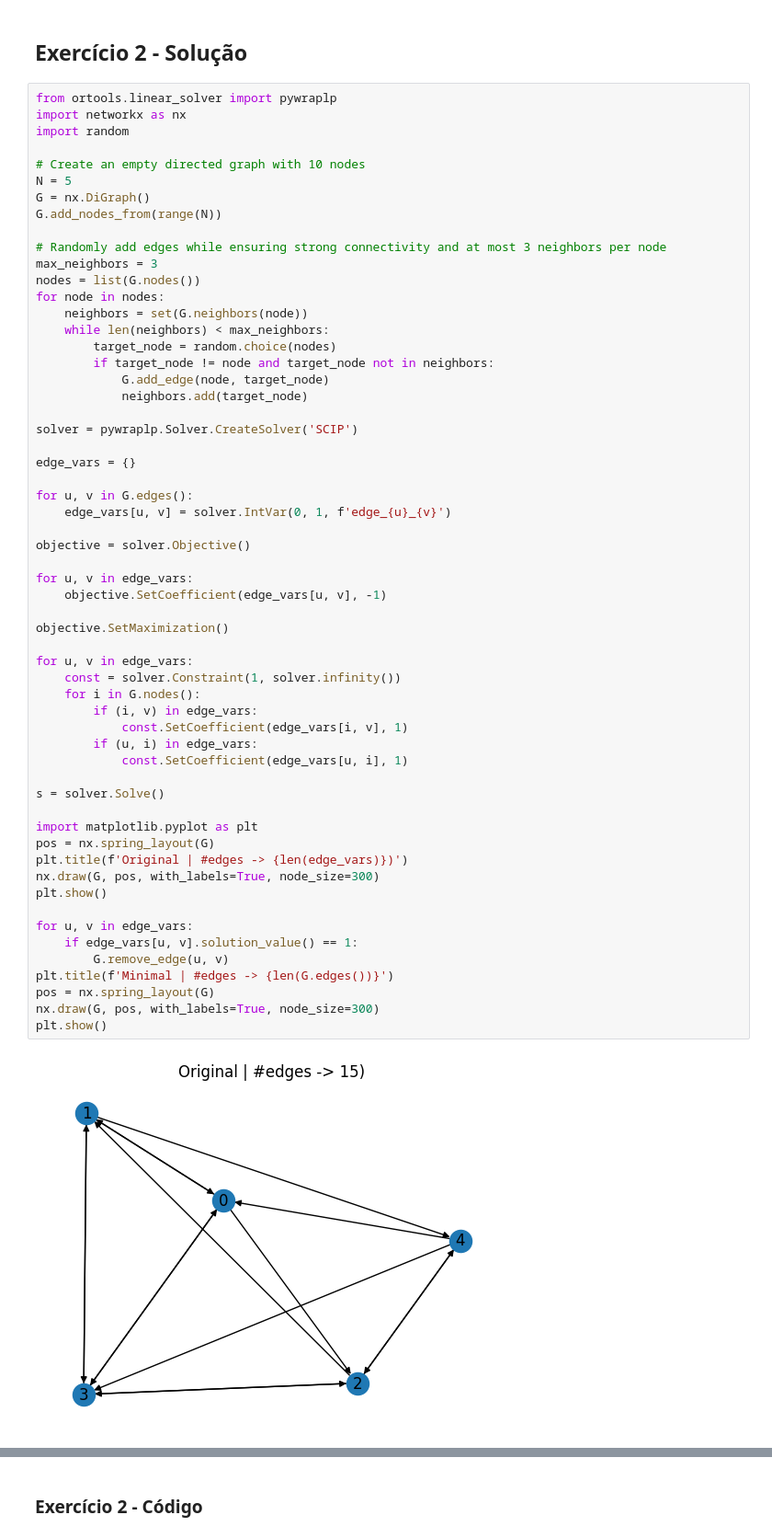
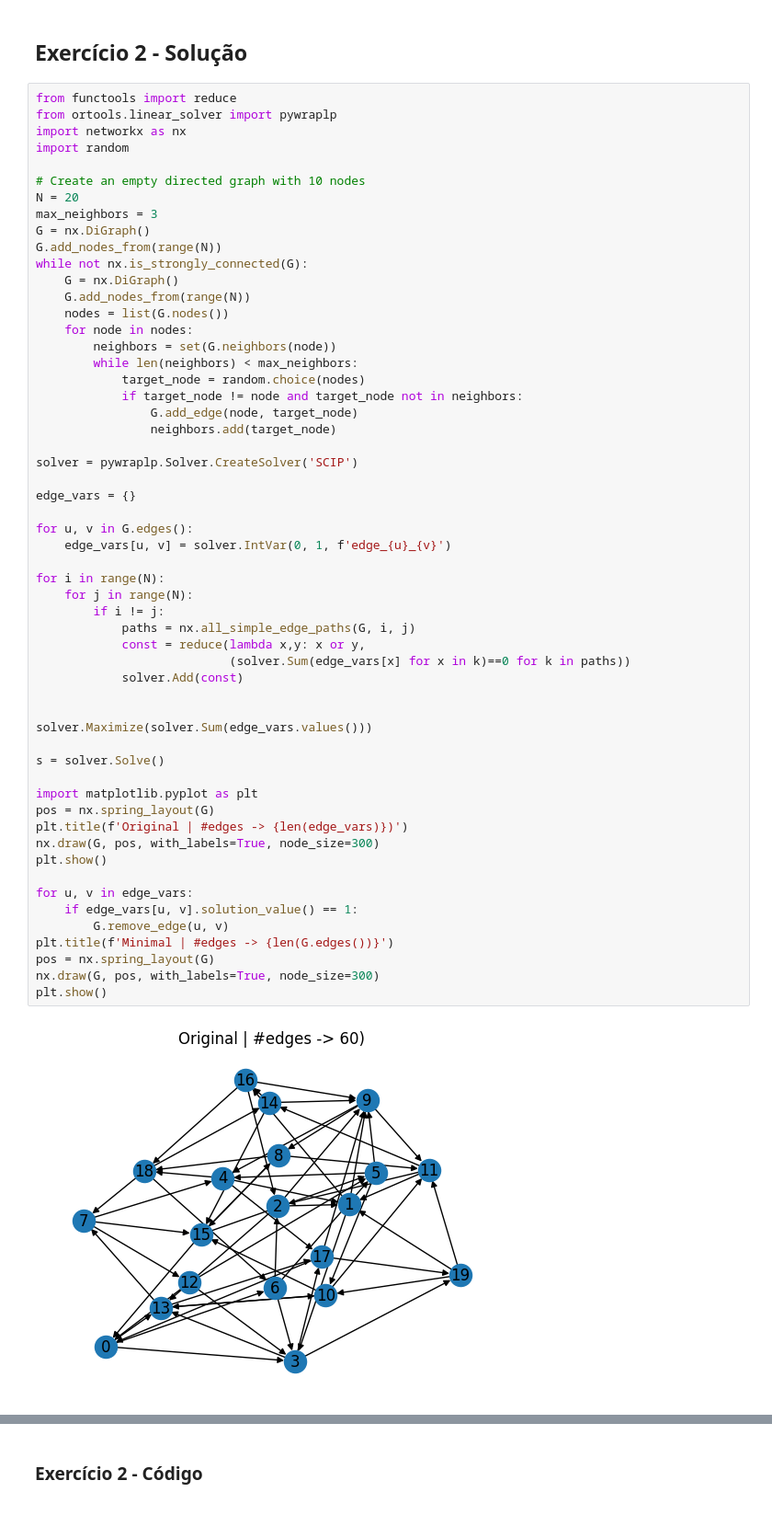
Before and after one commit to greybrunix/LC_PROJ, a Jupyter notebook: TP1/TP1.Exercise2.ipynb, the cells around one changed output, grey strips where cells are left out. Shown: that part at 92% size. Saved outputs shown, nothing was run; the diff lists cells and outputs as text.

```diff
--- a/TP1/TP1.Exercise2.ipynb
+++ b/TP1/TP1.Exercise2.ipynb
@@ -19,62 +19,60 @@ Lógica Computacional TP1.Exercício2
 # %% [markdown]
 ## Exercício 2 - Solução
 # %%
+from functools import reduce
 from ortools.linear_solver import pywraplp
 import networkx as nx
 import random
 
 # Create an empty directed graph with 10 nodes
-N = 5
+N = 20
+max_neighbors = 3
 G = nx.DiGraph()
 G.add_nodes_from(range(N))
-
-# Randomly add edges while ensuring strong connectivity and at most 3 neighbors per node
-max_neighbors = 3
-nodes = list(G.nodes())
-for node in nodes:
-    neighbors = set(G.neighbors(node))
-    while len(neighbors) < max_neighbors:
-        target_node = random.choice(nodes)
-        if target_node != node and target_node not in neighbors:
-            G.add_edge(node, target_node)
-            neighbors.add(target_node)
+while not nx.is_strongly_connected(G):
+    G = nx.DiGraph()
+    G.add_nodes_from(range(N))
+    nodes = list(G.nodes())
+    for node in nodes:
+        neighbors = set(G.neighbors(node))
+        while len(neighbors) < max_neighbors:
+            target_node = random.choice(nodes)
+            if target_node != node and target_node not in neighbors:
+                G.add_edge(node, target_node)
+                neighbors.add(target_node)
 
 solver = pywraplp.Solver.CreateSolver('SCIP')
 
 edge_vars = {}
 
 for u, v in G.edges():
     edge_vars[u, v] = solver.IntVar(0, 1, f'edge_{u}_{v}')
 
-objective = solver.Objective()
+for i in range(N):
+    for j in range(N):
+        if i != j:
+            paths = nx.all_simple_edge_paths(G, i, j)
+            const = reduce(lambda x,y: x or y,
+                           (solver.Sum(edge_vars[x] for x in k)==0 for k in paths))
+            solver.Add(const)
 
-for u, v in edge_vars:
-    objective.SetCoefficient(edge_vars[u, v], -1)
 
-objective.SetMaximization()
-
-for u, v in edge_vars:
-    const = solver.Constraint(1, solver.infinity())
-    for i in G.nodes():
-        if (i, v) in edge_vars:
-            const.SetCoefficient(edge_vars[i, v], 1)
-        if (u, i) in edge_vars:
-            const.SetCoefficient(edge_vars[u, i], 1)
+solver.Maximize(solver.Sum(edge_vars.values()))
 
 s = solver.Solve()
 
 import matplotlib.pyplot as plt
 pos = nx.spring_layout(G)
 plt.title(f'Original | #edges -> {len(edge_vars)})')
 nx.draw(G, pos, with_labels=True, node_size=300)
 plt.show()
 
 for u, v in edge_vars:
     if edge_vars[u, v].solution_value() == 1:
         G.remove_edge(u, v)
 plt.title(f'Minimal | #edges -> {len(G.edges())}')
 pos = nx.spring_layout(G)
 nx.draw(G, pos, with_labels=True, node_size=300)
 plt.show()
 # %% [output]
-[figure, old version]
+[figure, new version]
```
Also changed, not shown: parts of 1 cell of this notebook.
